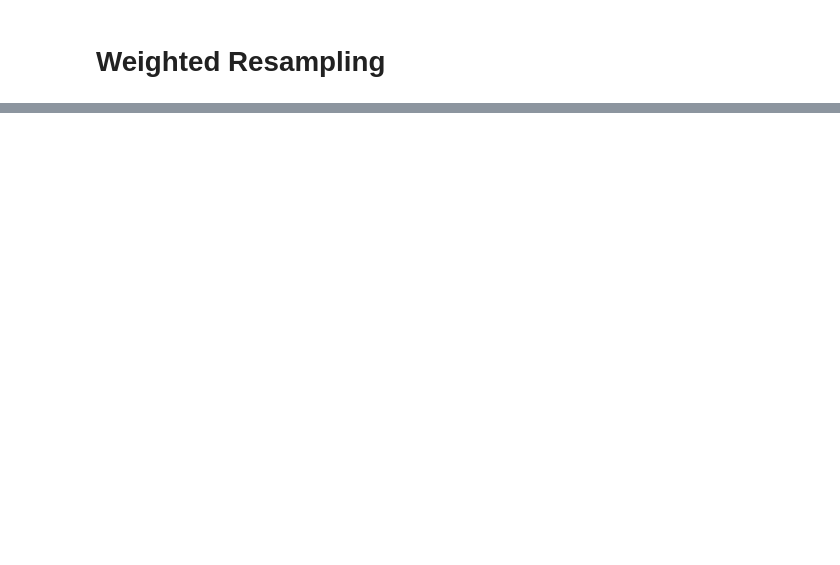
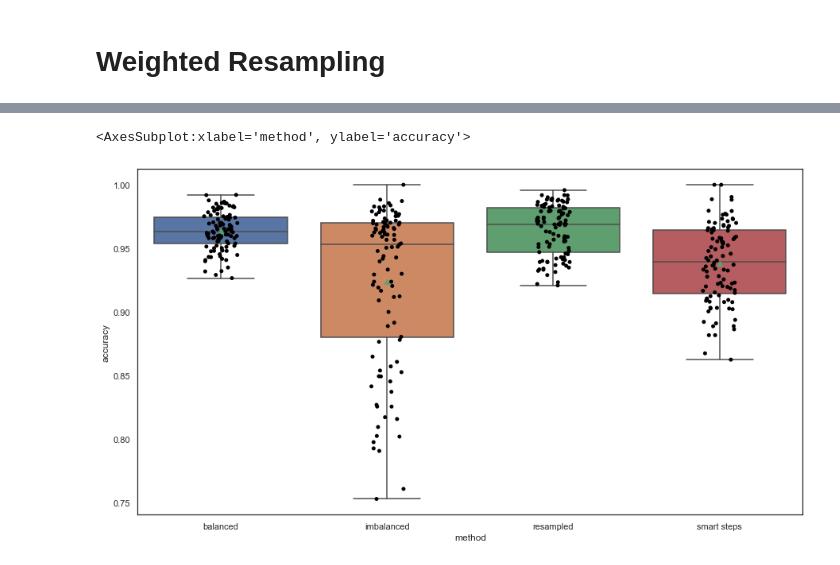
Before and after one commit to akshay-jaggi/novelty, a Jupyter notebook: notebooks/03_resampling.ipynb, the cells around one changed output, grey strips where cells are left out. Cells and saved outputs as stored; diff of their text form; code cells hidden in the pictures; blank space fills up the shorter version.

```diff
--- a/notebooks/03_resampling.ipynb
+++ b/notebooks/03_resampling.ipynb
@@ -130,0 +283,14 @@ sampler = WeightedRandomSampler(
+# %%
+sns.set(rc = {'figure.figsize':(15,8)},
+       style='white')
+sns.boxplot(x = "method",
+            y = "accuracy",
+            data = train_results[train_results['epoch']==epochs-1],
+           showmeans=True)
+sns.stripplot(x = "method",
+              y = "accuracy",
+              color = 'black',
+              data = train_results[train_results['epoch']==epochs-1])
+# %% [output]
+<AxesSubplot:xlabel='method', ylabel='accuracy'>
+[figure, added]
```
Also changed, not shown: parts of 31 cells of this notebook, 1 other file.
